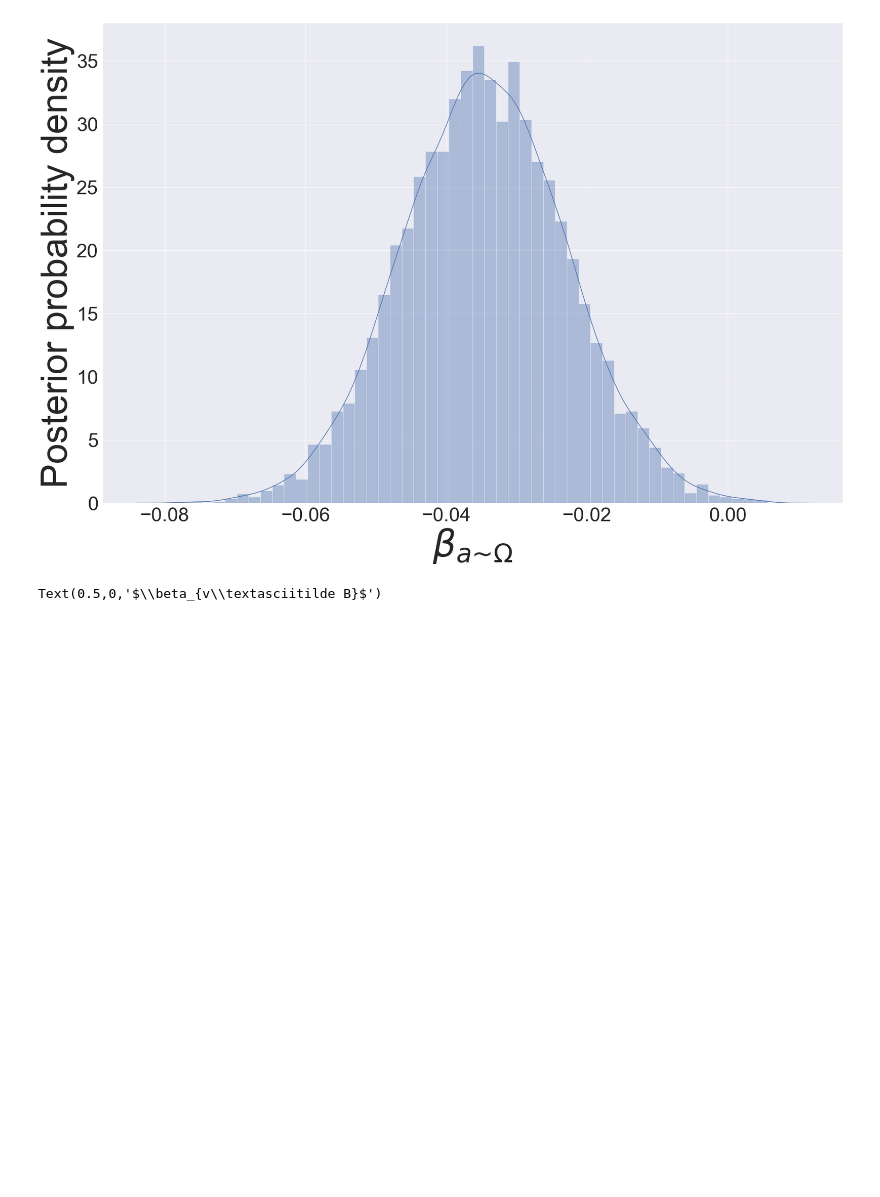
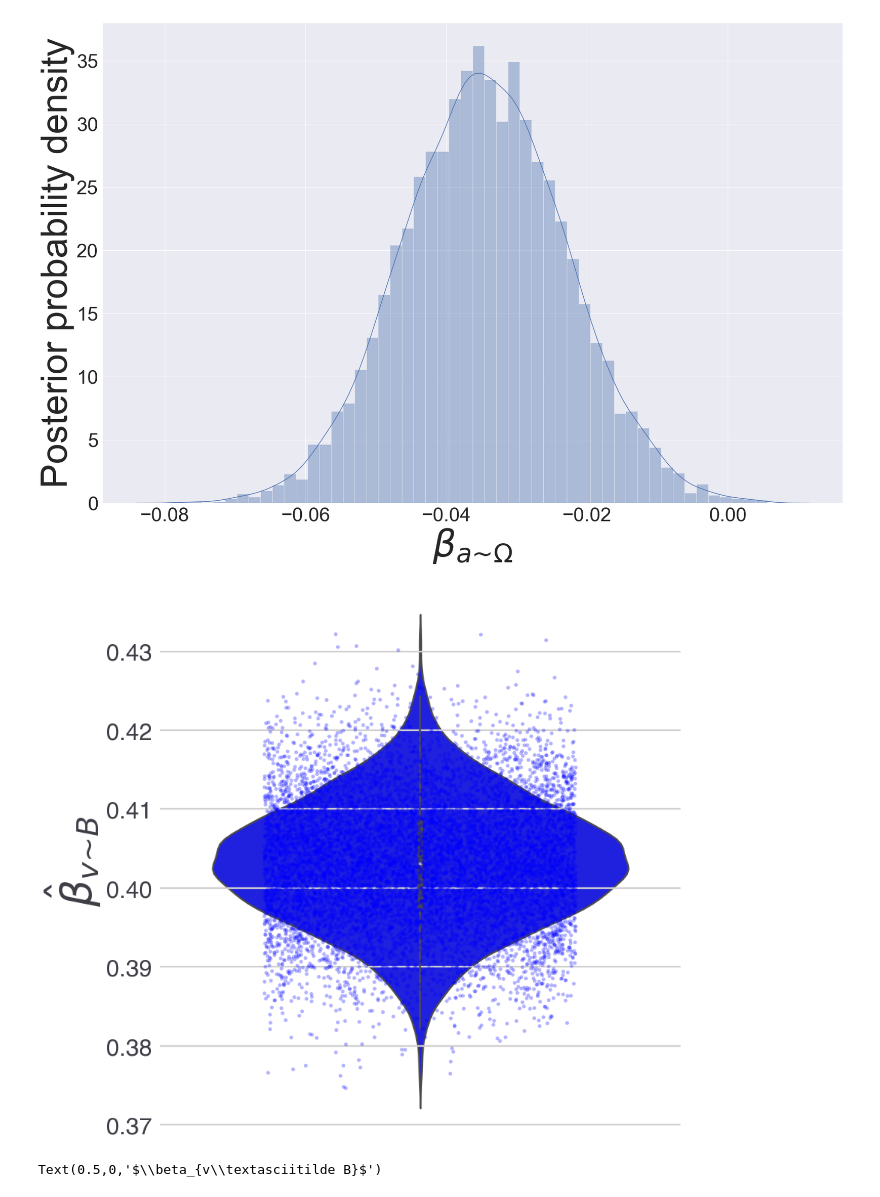
Before and after one commit to kalexandriabond/dynamic_decision_policy_reconfiguration, a Jupyter notebook: analysis/loki0_plot_hddm_posteriors_dics.ipynb, the cells around one changed output. Saved outputs shown, nothing was run; the diff lists cells and outputs as text; code cells hidden in the pictures; blank space fills up the shorter version.

```diff
--- a/analysis/loki0_plot_hddm_posteriors_dics.ipynb
+++ b/analysis/loki0_plot_hddm_posteriors_dics.ipynb
@@ -74,6 +93,22 @@ plt.xlabel(r'$\beta_{a\textasciitilde \Omega}$',fontsize='xx-large')
 # %% [output]
 Text(0.5,0,'$\\beta_{a\\textasciitilde \\Omega}$')
 [figure]
+# %%
+
+jtplot.style(context='poster', fscale=3, spines=False, theme='grade3')
+sns.set_color_codes("muted")
+
+sns.violinplot(y='v_B', data=winning_model_traces, color='blue')
+sns.stripplot(y='v_B', data=winning_model_traces, alpha=0.3, jitter=0.30, color='blue')
+# plt.ylabel(r'$v \textasciitilde B$')
+# plt.ylabel(r'$\beta_{a\textasciitilde \Omega}$',fontsize='xx-large')
+plt.ylabel(r'$\hat\beta_{v\textasciitilde B}$',fontsize='xx-large')
+# plt.xticks(np.arange(4), np.arange(1,5))
+# plt.ylim([-0.2,0.2])
+plt.tight_layout()
+plt.savefig(home+'Dropbox/loki_0_0.5/v_B_E1.png',dpi=1200) #add rotated labels
+# %% [output]
+[figure, added]
 # %%
 sns.set(font_scale=4)
 plt.figure(figsize=(30,20))
```
Also changed, not shown: parts of 3 cells of this notebook, 5 other files.
